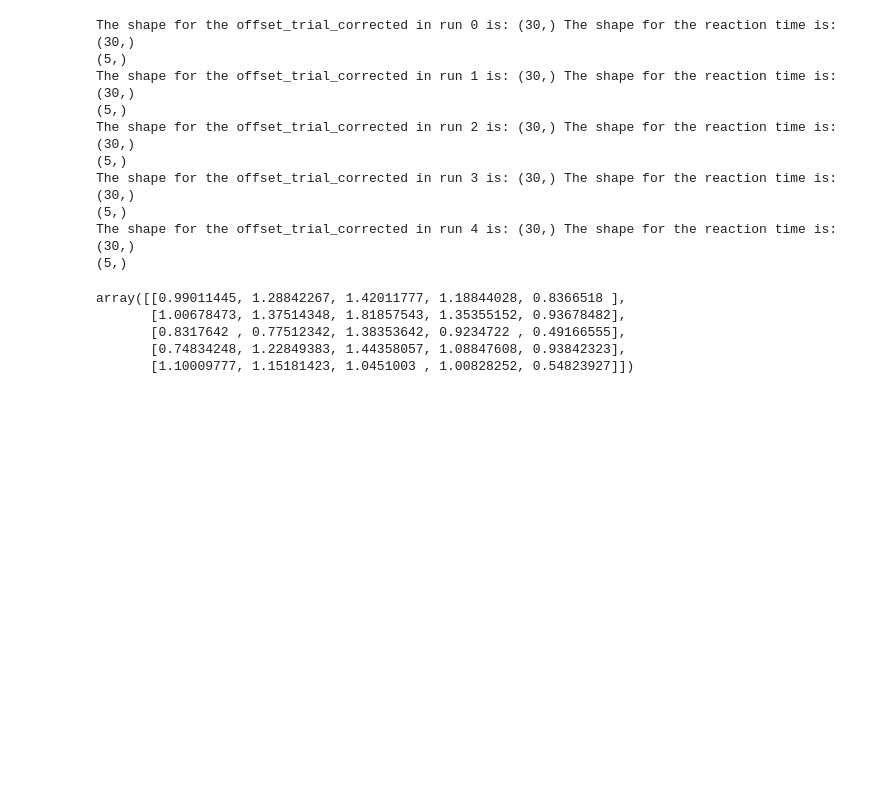
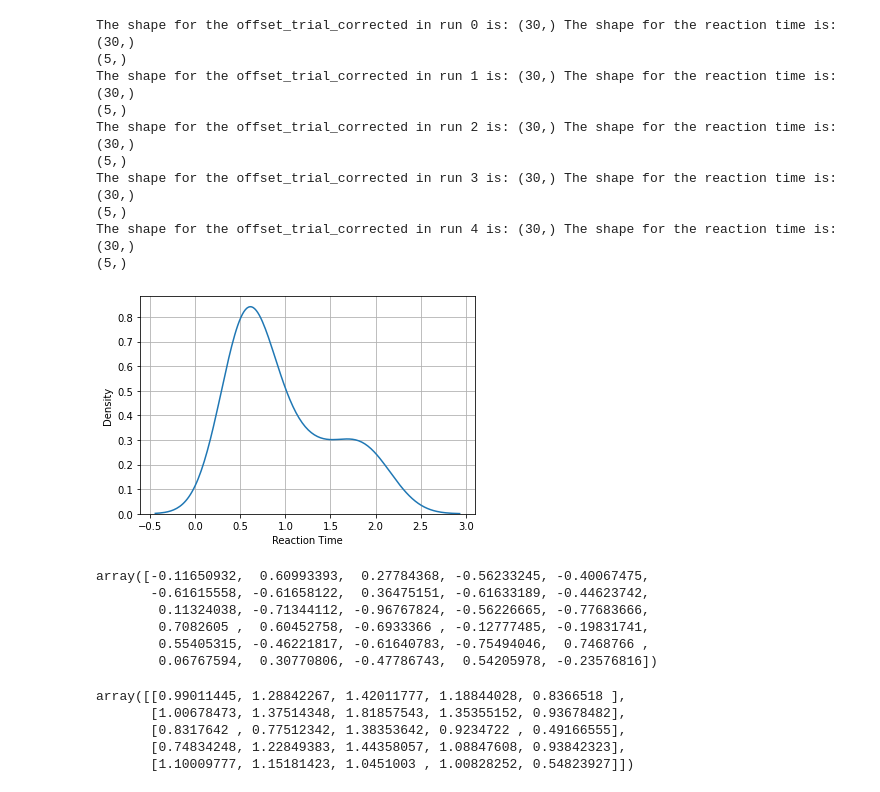
Before and after one commit to aminghafari1/lcaging-fmri, a Jupyter notebook: lcaging_scan_data.ipynb, the cells around one changed output. Saved outputs shown, nothing was run; the diff lists cells and outputs as text; code cells hidden in the pictures; blank space fills up the shorter version.

```diff
--- a/lcaging_scan_data.ipynb
+++ b/lcaging_scan_data.ipynb
@@ -77,3 +77,13 @@ The shape for the offset_trial_corrected in run 3 is: (30,) The shape for the re
 (5,)
 The shape for the offset_trial_corrected in run 4 is: (30,) The shape for the reaction time is: (30,)
 (5,)
+# %%
+import seaborn as sns
+
+sns.kdeplot(reaction_time)
+plt.xlabel('Reaction Time')
+plt.ylabel('Density')
+plt.grid(True)
+plt.show()
+# %% [output]
+[figure, added]
@@ -80,3 +93,12 @@ The shape for the offset_trial_corrected in run 4 is: (30,) The shape for the re
+# %%
+log_reaction_time
+# %% [output]
+array([-0.11650932,  0.60993393,  0.27784368, -0.56233245, -0.40067475,
+       -0.61615558, -0.61658122,  0.36475151, -0.61633189, -0.44623742,
+        0.11324038, -0.71344112, -0.96767824, -0.56226665, -0.77683666,
+        0.7082605 ,  0.60452758, -0.6933366 , -0.12777485, -0.19831741,
+        0.55405315, -0.46221817, -0.61640783, -0.75494046,  0.7468766 ,
+        0.06767594,  0.30770806, -0.47786743,  0.54205978, -0.23576816])
 # %%
 reactions
 # %% [output]
```
Also changed, not shown: parts of 1 cell of this notebook.
